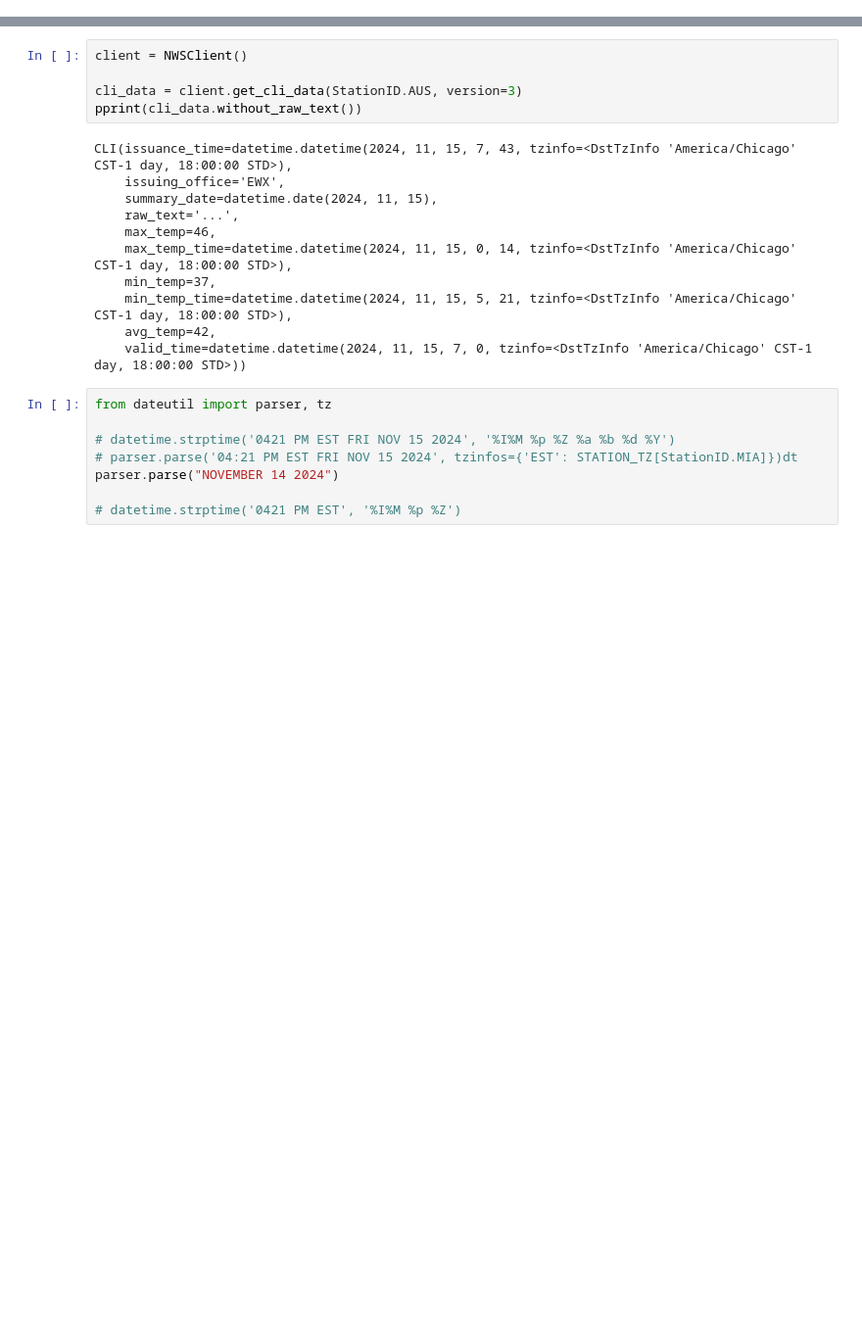
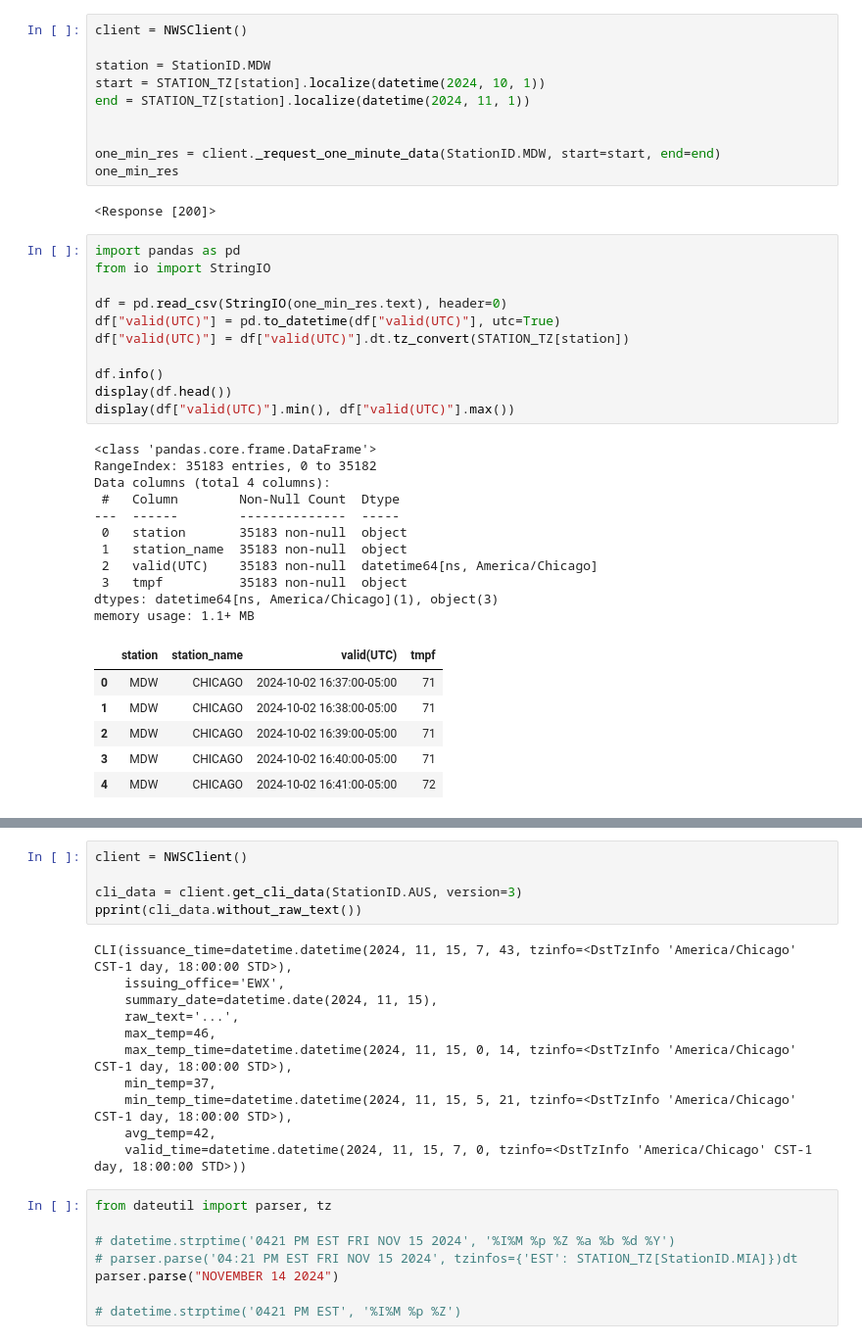
Before and after one commit to abhmul/kalshi-arbitrage, a Jupyter notebook: notebooks/99-am-scratch.ipynb, the cells around one changed output, grey strips where cells are left out. Shown at 98% size. Cells and saved outputs as stored; diff of their text form; blank space fills up the shorter version.

```diff
--- a/notebooks/99-am-scratch.ipynb
+++ b/notebooks/99-am-scratch.ipynb
@@ -10,0 +31,41 @@ from src.nws import fahrenheit_to_celsius, celsius_to_fahrenheit
+# %%
+client = NWSClient()
+
+station = StationID.MDW
+start = STATION_TZ[station].localize(datetime(2024, 10, 1))
+end = STATION_TZ[station].localize(datetime(2024, 11, 1))
+
+
+one_min_res = client._request_one_minute_data(StationID.MDW, start=start, end=end)
+one_min_res
+# %% [output]
+<Response [200]>
+# %%
+import pandas as pd
+from io import StringIO
+
+df = pd.read_csv(StringIO(one_min_res.text), header=0)
+df["valid(UTC)"] = pd.to_datetime(df["valid(UTC)"], utc=True)
+df["valid(UTC)"] = df["valid(UTC)"].dt.tz_convert(STATION_TZ[station])
+
+df.info()
+display(df.head())
+display(df["valid(UTC)"].min(), df["valid(UTC)"].max())
+# %% [output]
+<class 'pandas.core.frame.DataFrame'>
+RangeIndex: 35183 entries, 0 to 35182
+Data columns (total 4 columns):
+ #   Column        Non-Null Count  Dtype
+---  ------        --------------  -----
+ 0   station       35183 non-null  object
+ 1   station_name  35183 non-null  object
+ 2   valid(UTC)    35183 non-null  datetime64[ns, America/Chicago]
+ 3   tmpf          35183 non-null  object
+dtypes: datetime64[ns, America/Chicago](1), object(3)
+memory usage: 1.1+ MB
+|  | station | station_name | valid(UTC) | tmpf |
+| 0 | MDW | CHICAGO | 2024-10-02 16:37:00-05:00 | 71 |
+| 1 | MDW | CHICAGO | 2024-10-02 16:38:00-05:00 | 71 |
+| 2 | MDW | CHICAGO | 2024-10-02 16:39:00-05:00 | 71 |
+| 3 | MDW | CHICAGO | 2024-10-02 16:40:00-05:00 | 71 |
+| 4 | MDW | CHICAGO | 2024-10-02 16:41:00-05:00 | 72 |
```
Also changed, not shown: parts of 5 cells of this notebook, 4 other files.
